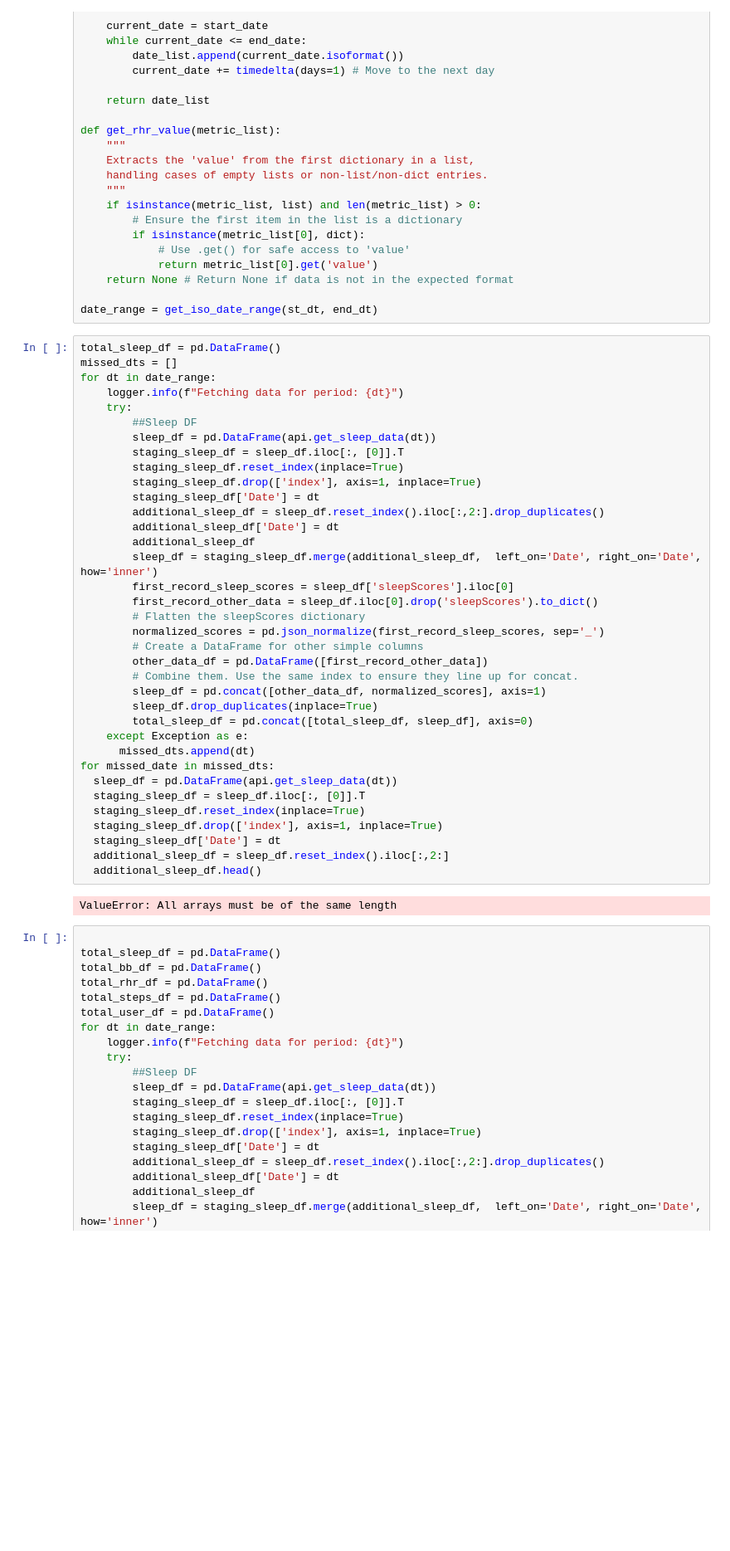
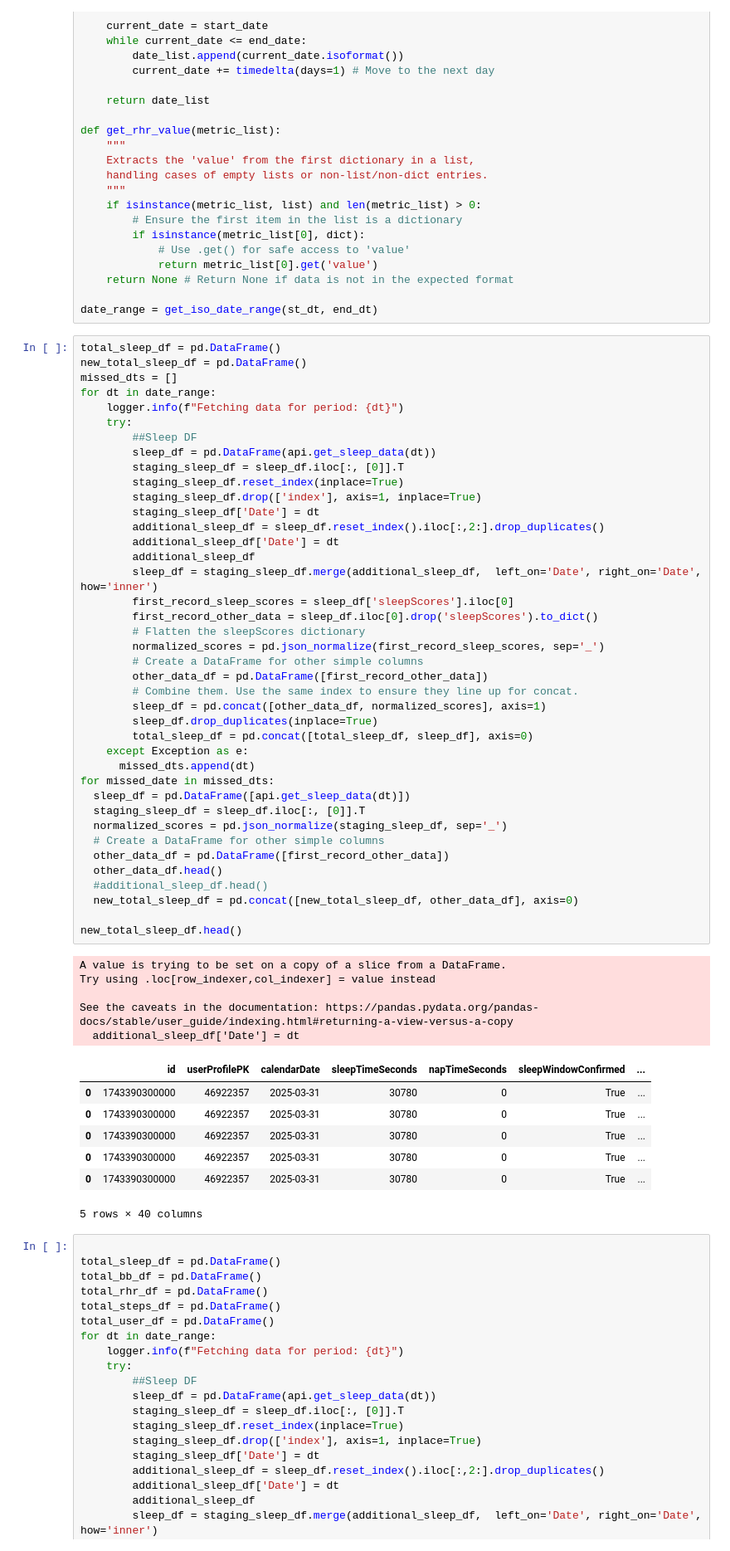
Before and after one commit to racurry1993/HealthData, a Jupyter notebook: Compilation_Garmin_Data.ipynb, the cells around one changed output. Shown at 83% size. Saved outputs shown, nothing was run; the diff lists cells and outputs as text; blank space fills up the shorter version.

```diff
--- a/Compilation_Garmin_Data.ipynb
+++ b/Compilation_Garmin_Data.ipynb
@@ -95,42 +95,57 @@ def get_rhr_value(metric_list):
 date_range = get_iso_date_range(st_dt, end_dt)
 # %%
 total_sleep_df = pd.DataFrame()
+new_total_sleep_df = pd.DataFrame()
 missed_dts = []
 for dt in date_range:
     logger.info(f"Fetching data for period: {dt}")
     try:
         ##Sleep DF
         sleep_df = pd.DataFrame(api.get_sleep_data(dt))
         staging_sleep_df = sleep_df.iloc[:, [0]].T
         staging_sleep_df.reset_index(inplace=True)
         staging_sleep_df.drop(['index'], axis=1, inplace=True)
         staging_sleep_df['Date'] = dt
         additional_sleep_df = sleep_df.reset_index().iloc[:,2:].drop_duplicates()
         additional_sleep_df['Date'] = dt
         additional_sleep_df
         sleep_df = staging_sleep_df.merge(additional_sleep_df,  left_on='Date', right_on='Date', how='inner')
         first_record_sleep_scores = sleep_df['sleepScores'].iloc[0]
         first_record_other_data = sleep_df.iloc[0].drop('sleepScores').to_dict()
         # Flatten the sleepScores dictionary
         normalized_scores = pd.json_normalize(first_record_sleep_scores, sep='_')
         # Create a DataFrame for other simple columns
         other_data_df = pd.DataFrame([first_record_other_data])
         # Combine them. Use the same index to ensure they line up for concat.
         sleep_df = pd.concat([other_data_df, normalized_scores], axis=1)
         sleep_df.drop_duplicates(inplace=True)
         total_sleep_df = pd.concat([total_sleep_df, sleep_df], axis=0)
     except Exception as e:
       missed_dts.append(dt)
 for missed_date in missed_dts:
-  sleep_df = pd.DataFrame(api.get_sleep_data(dt))
+  sleep_df = pd.DataFrame([api.get_sleep_data(dt)])
   staging_sleep_df = sleep_df.iloc[:, [0]].T
-  staging_sleep_df.reset_index(inplace=True)
-  staging_sleep_df.drop(['index'], axis=1, inplace=True)
-  staging_sleep_df['Date'] = dt
-  additional_sleep_df = sleep_df.reset_index().iloc[:,2:]
-  additional_sleep_df.head()
+  normalized_scores = pd.json_normalize(staging_sleep_df, sep='_')
+  # Create a DataFrame for other simple columns
+  other_data_df = pd.DataFrame([first_record_other_data])
+  other_data_df.head()
+  #additional_sleep_df.head()
+  new_total_sleep_df = pd.concat([new_total_sleep_df, other_data_df], axis=0)
+
+new_total_sleep_df.head()
 # %% [output]
-ValueError: All arrays must be of the same length
+A value is trying to be set on a copy of a slice from a DataFrame.
+Try using .loc[row_indexer,col_indexer] = value instead
+
+See the caveats in the documentation: https://pandas.pydata.org/pandas-docs/stable/user_guide/indexing.html#returning-a-view-versus-a-copy
+  additional_sleep_df['Date'] = dt
+|  | id | userProfilePK | calendarDate | sleepTimeSeconds | napTimeSeconds | sleepWindowConfirmed | ... |
+| 0 | 1743390300000 | 46922357 | 2025-03-31 | 30780 | 0 | True | ... |
+| 0 | 1743390300000 | 46922357 | 2025-03-31 | 30780 | 0 | True | ... |
+| 0 | 1743390300000 | 46922357 | 2025-03-31 | 30780 | 0 | True | ... |
+| 0 | 1743390300000 | 46922357 | 2025-03-31 | 30780 | 0 | True | ... |
+| 0 | 1743390300000 | 46922357 | 2025-03-31 | 30780 | 0 | True | ... |
+5 rows × 40 columns
 # %%
 
 total_sleep_df = pd.DataFrame()
```
